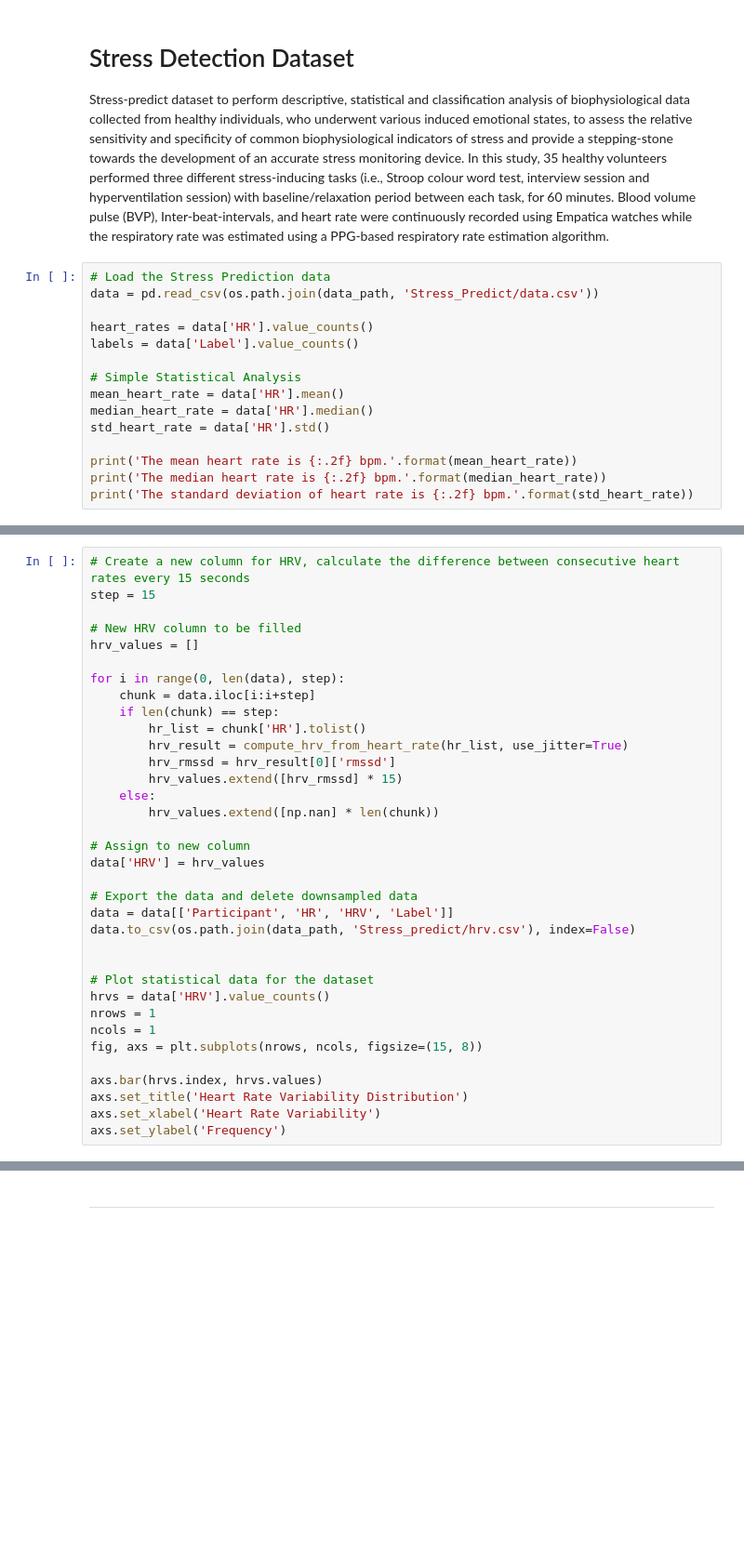
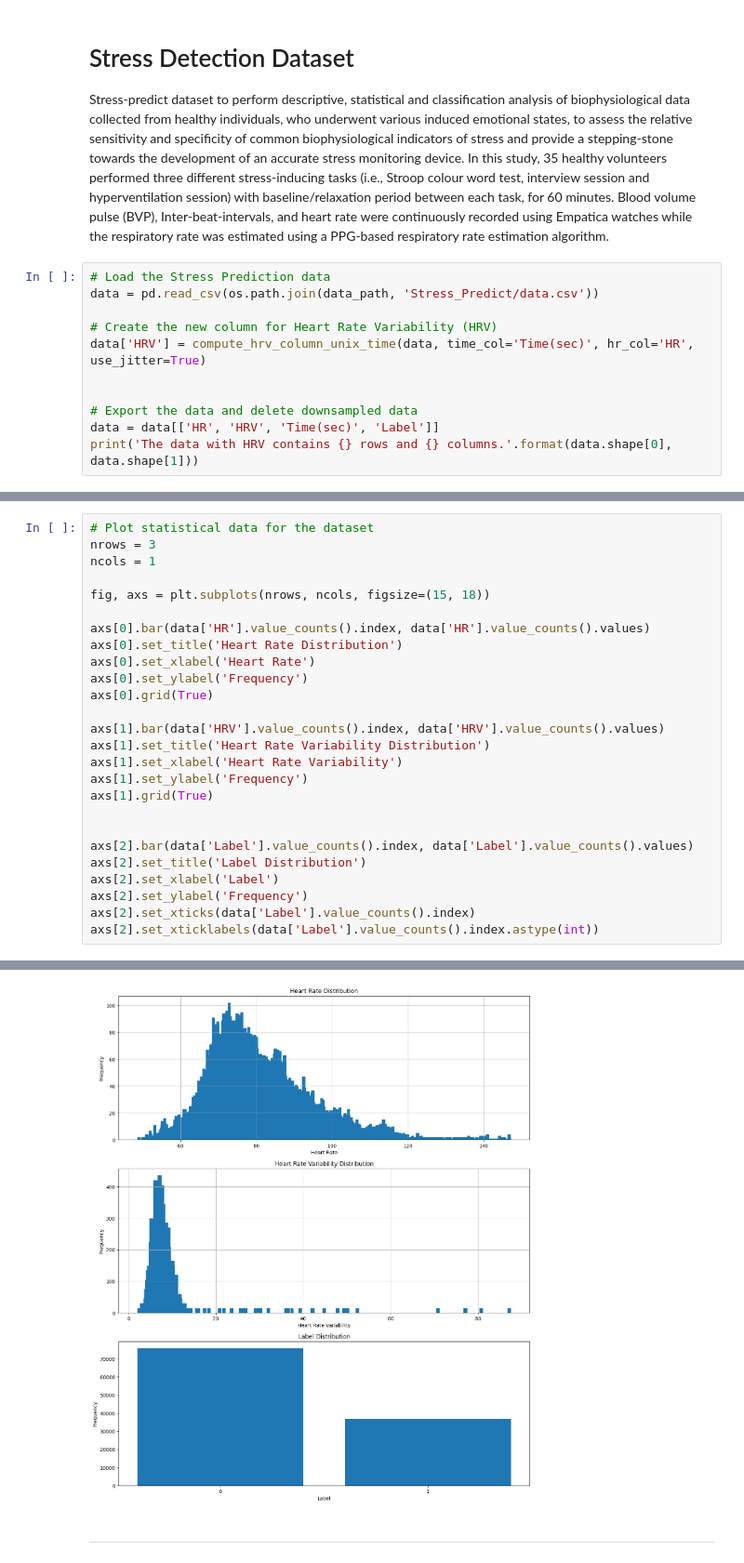
Before and after one commit to StamatisOrfanos/Stress_Detection, a Jupyter notebook: preprocessing.ipynb, the cells around one changed output, grey strips where cells are left out. Shown at 93% size. Drawn from its saved outputs; the diff is of its cells as text; blank space fills up the shorter version.

```diff
--- a/preprocessing.ipynb
+++ b/preprocessing.ipynb
@@ -291,14 +289,10 @@ Stress-predict dataset to perform descriptive, statistical and classification an
 # Load the Stress Prediction data
 data = pd.read_csv(os.path.join(data_path, 'Stress_Predict/data.csv'))
 
-heart_rates = data['HR'].value_counts()
-labels = data['Label'].value_counts()
+# Create the new column for Heart Rate Variability (HRV)
+data['HRV'] = compute_hrv_column_unix_time(data, time_col='Time(sec)', hr_col='HR', use_jitter=True)
 
-# Simple Statistical Analysis
-mean_heart_rate = data['HR'].mean()
-median_heart_rate = data['HR'].median()
-std_heart_rate = data['HR'].std()
 
-print('The mean heart rate is {:.2f} bpm.'.format(mean_heart_rate))
-print('The median heart rate is {:.2f} bpm.'.format(median_heart_rate))
-print('The standard deviation of heart rate is {:.2f} bpm.'.format(std_heart_rate))
+# Export the data and delete downsampled data
+data = data[['HR', 'HRV', 'Time(sec)', 'Label']]
+print('The data with HRV contains {} rows and {} columns.'.format(data.shape[0], data.shape[1]))
@@ -323,35 +301,27 @@ axs[1].set_xticklabels(labels.index.astype(int))
 # %%
-# Create a new column for HRV, calculate the difference between consecutive heart rates every 15 seconds
-step = 15
+# Plot statistical data for the dataset
+nrows = 3
+ncols = 1
 
-# New HRV column to be filled
-hrv_values = []
+fig, axs = plt.subplots(nrows, ncols, figsize=(15, 18))
 
-for i in range(0, len(data), step):
-    chunk = data.iloc[i:i+step]
-    if len(chunk) == step:
-        hr_list = chunk['HR'].tolist()
-        hrv_result = compute_hrv_from_heart_rate(hr_list, use_jitter=True)
-        hrv_rmssd = hrv_result[0]['rmssd']
-        hrv_values.extend([hrv_rmssd] * 15)
-    else:
-        hrv_values.extend([np.nan] * len(chunk))
+axs[0].bar(data['HR'].value_counts().index, data['HR'].value_counts().values)
+axs[0].set_title('Heart Rate Distribution')
+axs[0].set_xlabel('Heart Rate')
+axs[0].set_ylabel('Frequency')
+axs[0].grid(True)
 
-# Assign to new column
-data['HRV'] = hrv_values
-
-# Export the data and delete downsampled data
-data = data[['Participant', 'HR', 'HRV', 'Label']]
-data.to_csv(os.path.join(data_path, 'Stress_predict/hrv.csv'), index=False)
+axs[1].bar(data['HRV'].value_counts().index, data['HRV'].value_counts().values)
+axs[1].set_title('Heart Rate Variability Distribution')
+axs[1].set_xlabel('Heart Rate Variability')
+axs[1].set_ylabel('Frequency')
+axs[1].grid(True)
 
 
-# Plot statistical data for the dataset
-hrvs = data['HRV'].value_counts()
-nrows = 1
-ncols = 1
-fig, axs = plt.subplots(nrows, ncols, figsize=(15, 8))
-
-axs.bar(hrvs.index, hrvs.values)
-axs.set_title('Heart Rate Variability Distribution')
-axs.set_xlabel('Heart Rate Variability')
-axs.set_ylabel('Frequency')
+axs[2].bar(data['Label'].value_counts().index, data['Label'].value_counts().values)
+axs[2].set_title('Label Distribution')
+axs[2].set_xlabel('Label')
+axs[2].set_ylabel('Frequency')
+axs[2].set_xticks(data['Label'].value_counts().index)
+axs[2].set_xticklabels(data['Label'].value_counts().index.astype(int))
+# %% [output]
@@ -358,3 +329,4 @@ axs.set_ylabel('Frequency')
+[figure, added]
 # %% [markdown]
 ---
 # %% [markdown]
```
Also changed, not shown: parts of 14 cells of this notebook, 6 other files.
